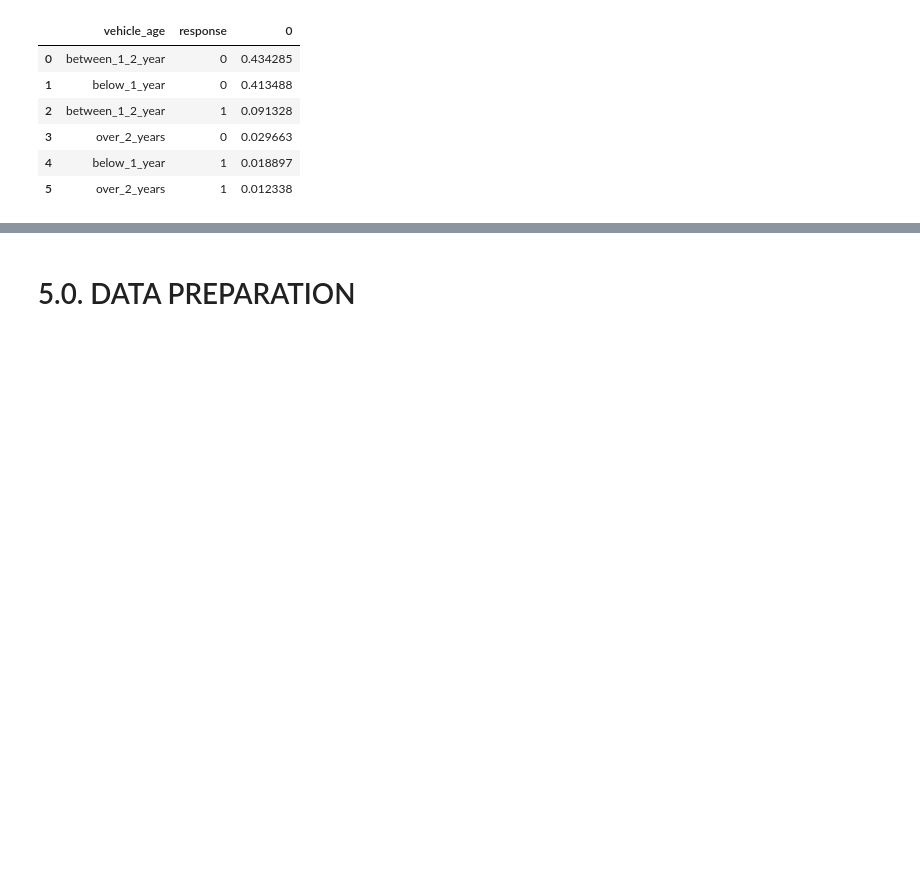
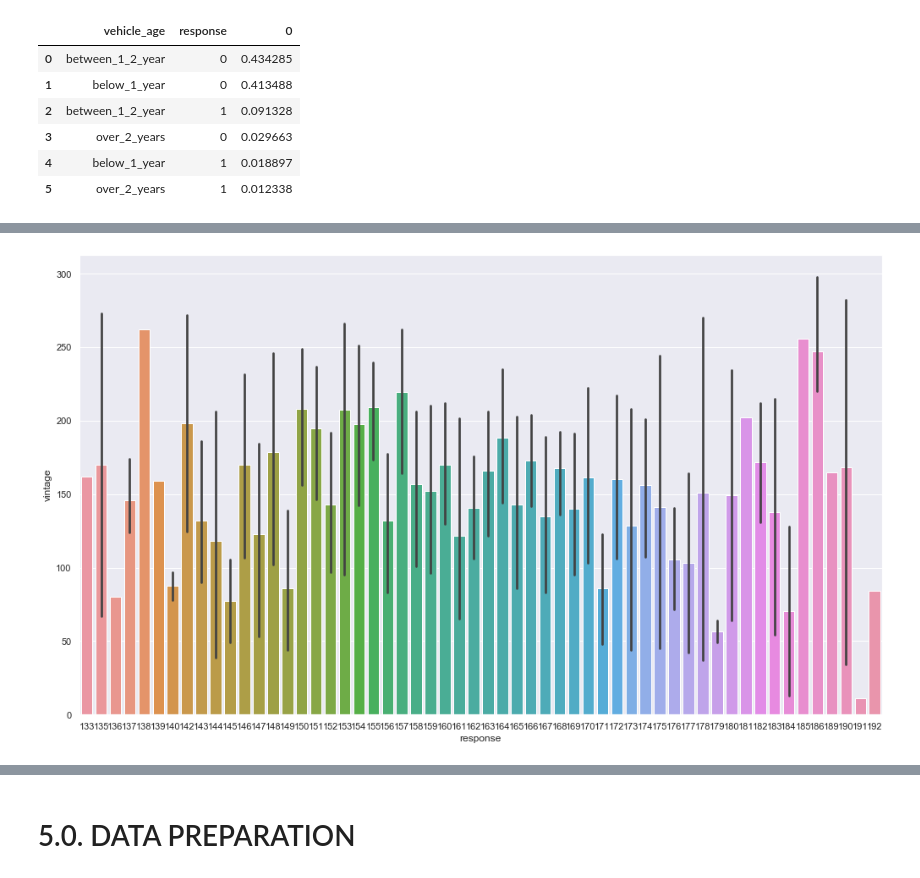
Before and after one commit to ThiagoBorgesLima/health_insurance, a Jupyter notebook: notebooks/mdfl_health_insurance_cross_sell.ipynb, the cells around one changed output, grey strips where cells are left out. Cells and saved outputs as stored; diff of their text form; code cells hidden in the pictures; blank space fills up the shorter version.

```diff
--- a/notebooks/mdfl_health_insurance_cross_sell.ipynb
+++ b/notebooks/mdfl_health_insurance_cross_sell.ipynb
@@ -277,0 +270,6 @@ df4[['vehicle_age' ,'response']].value_counts( normalize=True ).reset_index()
+# %%
+#vintage
+aux = df4[['vintage', 'response']].groupby( 'vintage').sum().reset_index()
+sns.barplot( x='response', y='vintage', data=aux);
+# %% [output]
+[figure, added]
```
Also changed, not shown: parts of 38 cells of this notebook.
